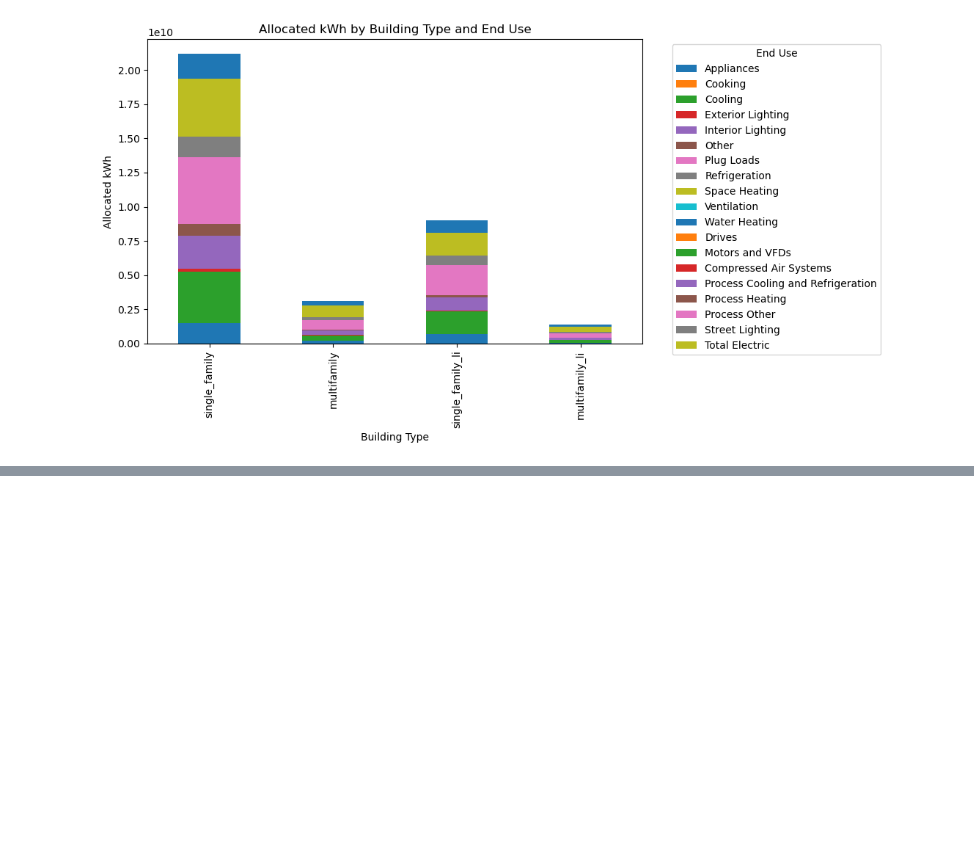
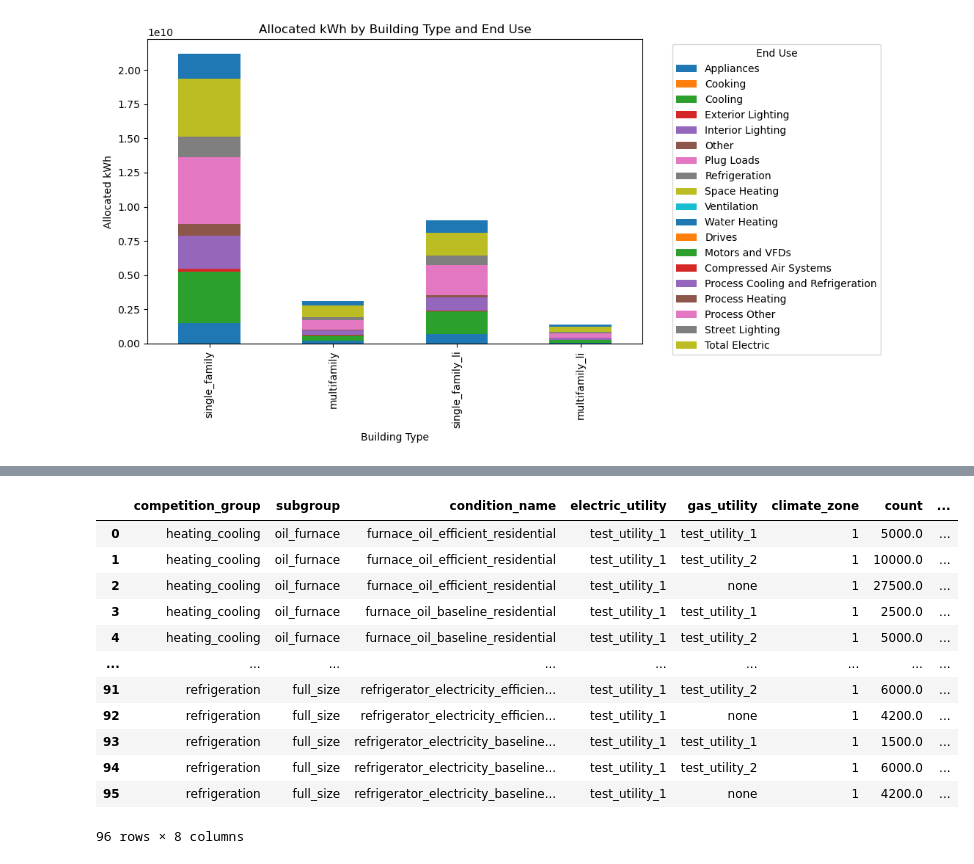
Before and after one commit to NV5-Optimal/Potential_Study_Tool_Prototype, a Jupyter notebook: 002_Initialization_Process.ipynb, the cells around one changed output, grey strips where cells are left out. Drawn from its saved outputs; the diff is of its cells as text; code cells hidden in the pictures; blank space fills up the shorter version.

```diff
--- a/002_Initialization_Process.ipynb
+++ b/002_Initialization_Process.ipynb
@@ -212,3 +312,57 @@ plt.show()
+# %%
+# read in the initial year values from Market_Characterization
+#df_yr1 = pd.read_pickle("./001_output/df_yr1_001.pkl")
+df_yr1 = pd.read_excel("./001_output/df_yr1_001.xlsx")
+df_yr1
+# rename column condition to condition_name to match condition_input
+df_yr1 = df_yr1.rename(columns={'condition': 'condition_name'})
+
+# we need to create a column called building type from the columns
+# single_family_year_one multifamily_year_one where the building type is single_family or multifamily
+
+# Identify building type columns (columns ending with _year_one)
+building_type_cols = [col for col in df_yr1.columns if col.endswith('_year_one')]
+
+# Identify the id columns (columns that are not building type columns)
+id_cols = [col for col in df_yr1.columns if not col.endswith('_year_one')]
+
+# Melt the dataframe to convert building type columns into rows
+df_yr1 = df_yr1.melt(
+    id_vars=id_cols,
+    value_vars=building_type_cols,
+    var_name='building_type_raw',
+    value_name='count'
+)
+
+# Extract building type from the column name (remove '_year_one' suffix)
+df_yr1['building_type'] = df_yr1['building_type_raw'].str.replace('_year_one', '')
+
+# Drop the temporary column
+df_yr1 = df_yr1.drop(columns=['building_type_raw'])
+
+# Remove rows where count is 0 or NaN
+df_yr1 = df_yr1[df_yr1['count'] > 0].reset_index(drop=True)
+
+df_yr1
+
+###
+# for now lets rename competition_group to enduse
+#df_yr1 = df_yr1.rename(columns={'competition_group': 'end_use'})
+df_yr1
+# %% [output]
+|  | competition_group | subgroup | condition_name | electric_utility | gas_utility | climate_zone | count | ... |
+| 0 | heating_cooling | oil_furnace | furnace_oil_efficient_residential | test_utility_1 | test_utility_1 | 1 | 5000.0 | ... |
+| 1 | heating_cooling | oil_furnace | furnace_oil_efficient_residential | test_utility_1 | test_utility_2 | 1 | 10000.0 | ... |
+| 2 | heating_cooling | oil_furnace | furnace_oil_efficient_residential | test_utility_1 | none | 1 | 27500.0 | ... |
+| 3 | heating_cooling | oil_furnace | furnace_oil_baseline_residential | test_utility_1 | test_utility_1 | 1 | 2500.0 | ... |
+| 4 | heating_cooling | oil_furnace | furnace_oil_baseline_residential | test_utility_1 | test_utility_2 | 1 | 5000.0 | ... |
+| ... | ... | ... | ... | ... | ... | ... | ... | ... |
+| 91 | refrigeration | full_size | refrigerator_electricity_efficien... | test_utility_1 | test_utility_2 | 1 | 6000.0 | ... |
+| 92 | refrigeration | full_size | refrigerator_electricity_efficien... | test_utility_1 | none | 1 | 4200.0 | ... |
+| 93 | refrigeration | full_size | refrigerator_electricity_baseline... | test_utility_1 | test_utility_1 | 1 | 1500.0 | ... |
+| 94 | refrigeration | full_size | refrigerator_electricity_baseline... | test_utility_1 | test_utility_2 | 1 | 6000.0 | ... |
+| 95 | refrigeration | full_size | refrigerator_electricity_baseline... | test_utility_1 | none | 1 | 4200.0 | ... |
+96 rows × 8 columns
 # %%
 condition_input = pd.read_excel("./002_input/002_condition_energy_usage_template_20251121_113407.xlsx", sheet_name = "Sheet1")
 condition_input = clean_column_names(condition_input)
```
Also changed, not shown: parts of 10 cells of this notebook, 3 other files.
